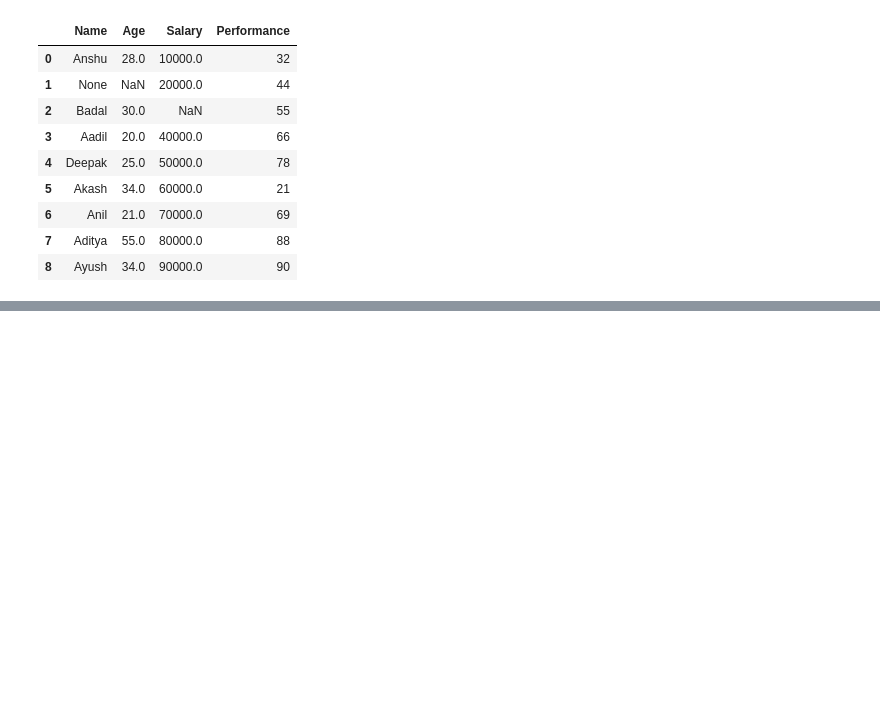
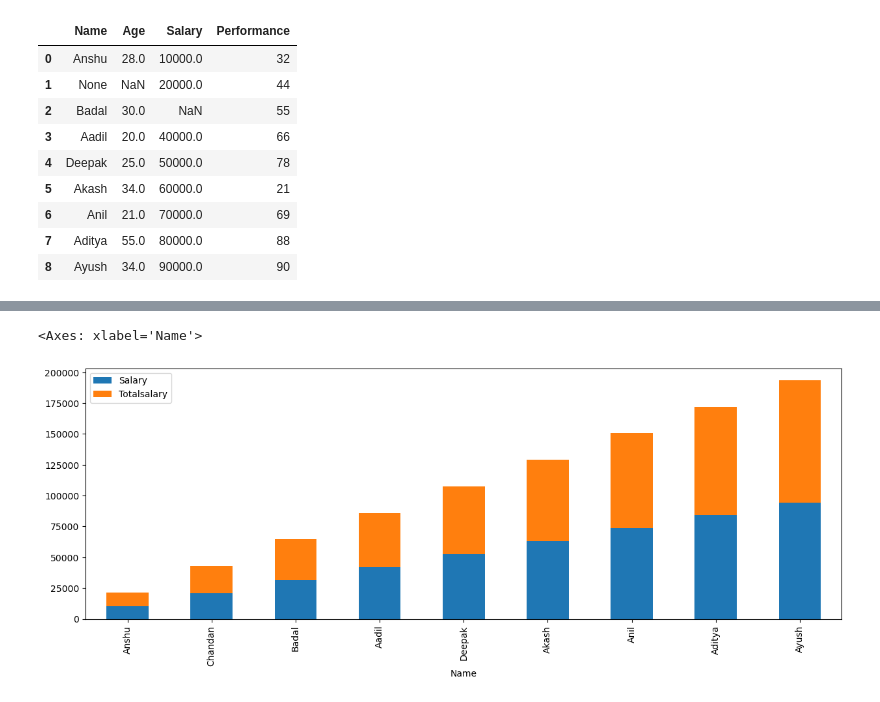
Before and after one commit to anshuKumar-codes/Data_Analytics_Journey, a Jupyter notebook: Pandas/day 1 pandas.ipynb, the cells around one changed output, grey strips where cells are left out. Drawn from its saved outputs; the diff is of its cells as text; code cells hidden in the pictures; blank space fills up the shorter version.

```diff
--- a/Pandas/day 1 pandas.ipynb
+++ b/Pandas/day 1 pandas.ipynb
@@ -647,0 +643,5 @@ For example, when doing 'df[col].method(value, inplace=True)', try using 'df.met
+# %%
+t.plot.bar(figsize=(15,5),stacked=True)
+# %% [output]
+<Axes: xlabel='Name'>
+[figure, added]
```
Also changed, not shown: parts of 28 cells of this notebook, 2 other files.
